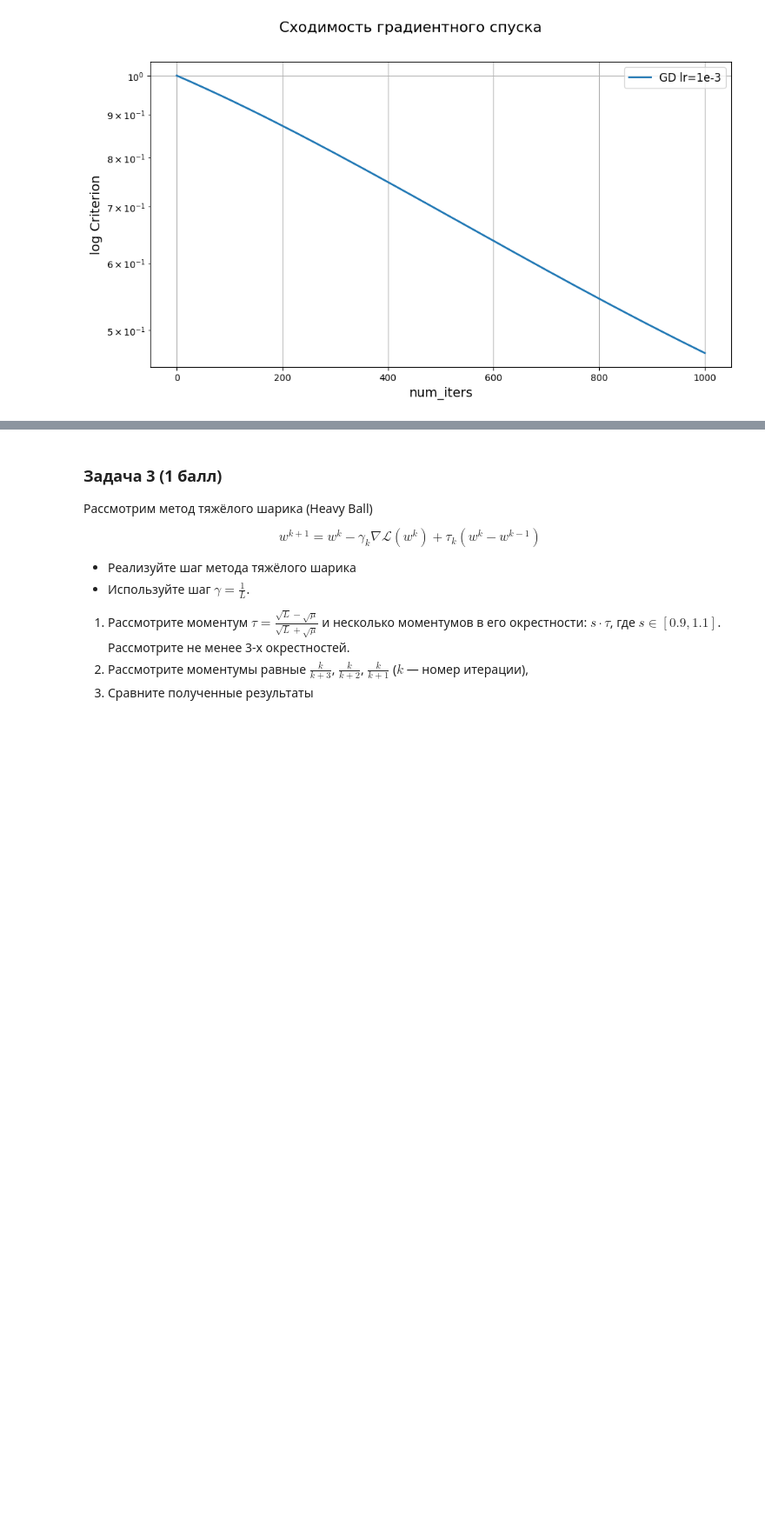
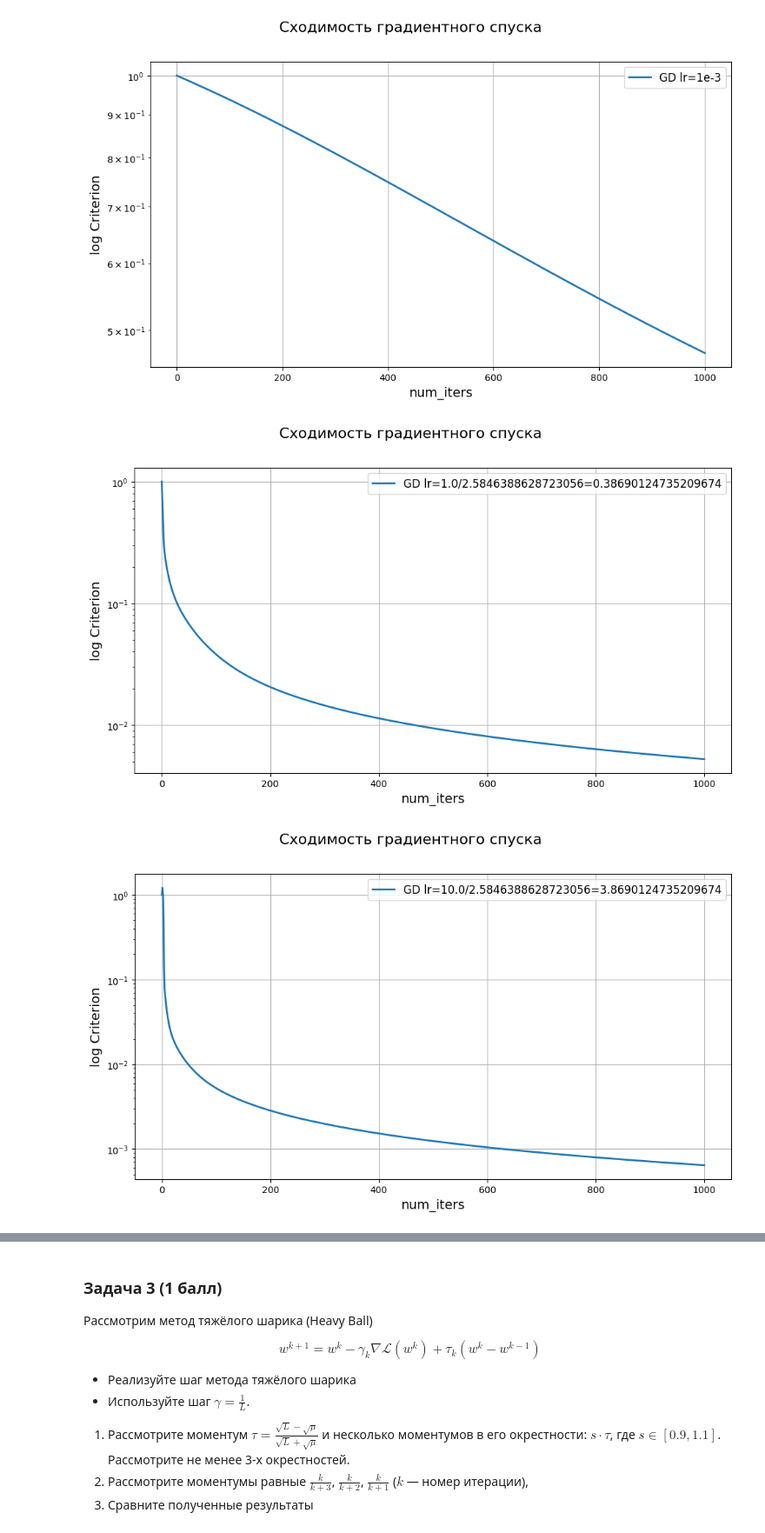
Before and after one commit to VictoryaChelina/ISP_ML1_2025_st, a Jupyter notebook: hw/hw3/ISP_HW3_LogReg_Opt_HPO.ipynb, the cells around one changed output, grey strips where cells are left out. Shown: that part at 87% size. Saved outputs shown, nothing was run; the diff lists cells and outputs as text; code cells hidden in the pictures; blank space fills up the shorter version.

```diff
--- a/hw/hw3/ISP_HW3_LogReg_Opt_HPO.ipynb
+++ b/hw/hw3/ISP_HW3_LogReg_Opt_HPO.ipynb
@@ -152,3 +148,5 @@ np.float64(2.5846388628723056)
+# %%
+L = get_lipschitz(train_mush_x)
 # %%
 def assert_lipschitz(get_lipschitz: Callable) -> None:
     true_lipschitz = 2.5872260889612666
@@ -438,0 +431,14 @@ plot_results([gd_res_baseline], 'Cходимость градиентного с
+# %%
+1.
+# YOUR CODE HERE:
+###########################
+### ╰( ͡° ͜ʖ ͡° )つ──☆*:・ﾟ
+###########################
+
+for i in np.logspace(0, 3, 4):
+    grad_opt = GradientDescent(lr=i/L, name=f'GD lr={i}/{L}={i/L}')
+    gd_res_baseline = test_optimizer(grad_opt)
+    plot_results([gd_res_baseline], 'Cходимость градиентного спуска')
+# %% [output]
+[figure, added]
+[figure, added]
```
Also changed, not shown: parts of 3 cells of this notebook.
